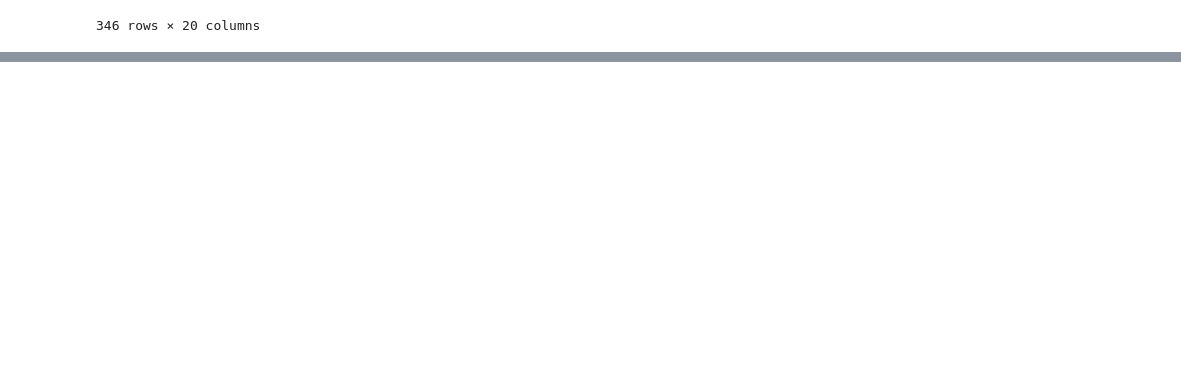
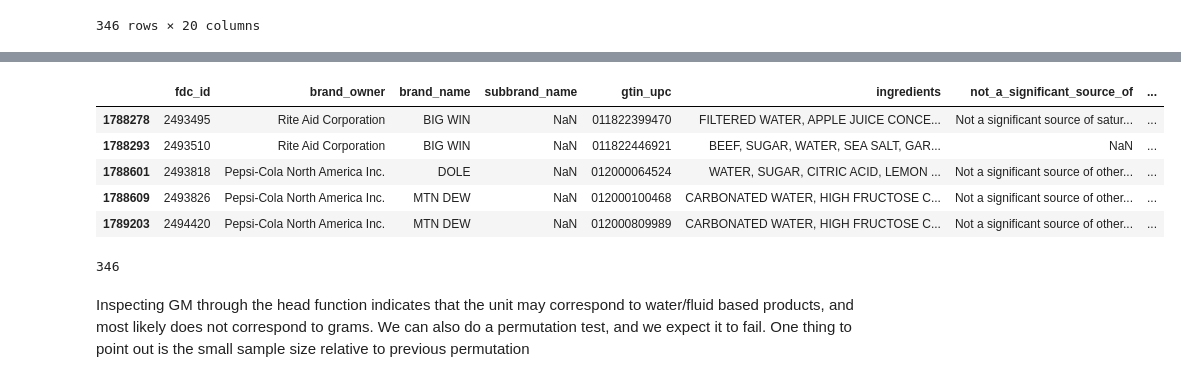
Before and after one commit to alexander-jensen/FDA-Data-Analysis, a Jupyter notebook: Branded Food Initial Data Analysis.ipynb, the cells around one changed output, grey strips where cells are left out. Saved outputs shown, nothing was run; the diff lists cells and outputs as text; code cells hidden in the pictures; blank space fills up the shorter version.

```diff
--- a/Branded Food Initial Data Analysis.ipynb
+++ b/Branded Food Initial Data Analysis.ipynb
@@ -360,3 +360,5 @@ branded_food[branded_food.serving_size_unit == 'GM']
 | 1829524 | 2539142 | Lil Michaels Munchies Inc. | OH! FRESH | NaN | 850019038798 | WATER, LYCHEE JUICE, LYCHEE PULP,... | Not a significant source of satur... | ... |
 | 1829582 | 2539200 | Ambrosetti's Sister | LOUD BREW | NaN | 850034902043 | COLD-BREWED COFFEE (WATER, COFFEE... | Not a significant source of trans... | ... |
 346 rows × 20 columns
+# %%
+inspect_unit = lambda x: branded_food[branded_food.serving_size_unit == x]
@@ -362,0 +432,16 @@ branded_food[branded_food.serving_size_unit == 'GM']
+# %%
+gm_foods = inspect_unit('GM')
+gm_foods.head()
+# %% [output]
+|  | fdc_id | brand_owner | brand_name | subbrand_name | gtin_upc | ingredients | not_a_significant_source_of | ... |
+| 1788278 | 2493495 | Rite Aid Corporation | BIG WIN | NaN | 011822399470 | FILTERED WATER, APPLE JUICE CONCE... | Not a significant source of satur... | ... |
+| 1788293 | 2493510 | Rite Aid Corporation | BIG WIN | NaN | 011822446921 | BEEF, SUGAR, WATER, SEA SALT, GAR... | NaN | ... |
+| 1788601 | 2493818 | Pepsi-Cola North America Inc. | DOLE | NaN | 012000064524 | WATER, SUGAR, CITRIC ACID, LEMON ... | Not a significant source of other... | ... |
+| 1788609 | 2493826 | Pepsi-Cola North America Inc. | MTN DEW | NaN | 012000100468 | CARBONATED WATER, HIGH FRUCTOSE C... | Not a significant source of other... | ... |
+| 1789203 | 2494420 | Pepsi-Cola North America Inc. | MTN DEW | NaN | 012000809989 | CARBONATED WATER, HIGH FRUCTOSE C... | Not a significant source of other... | ... |
+# %%
+gm_foods.shape[0]
+# %% [output]
+346
+# %% [markdown]
+Inspecting GM through the head function indicates that the unit may correspond to water/fluid based products, and most likely does not correspond to grams. We can also do a permutation test, and we expect it to fail. One thing to point out is the small sample size relative to previous permutation
```
Also changed, not shown: parts of 15 cells of this notebook.
